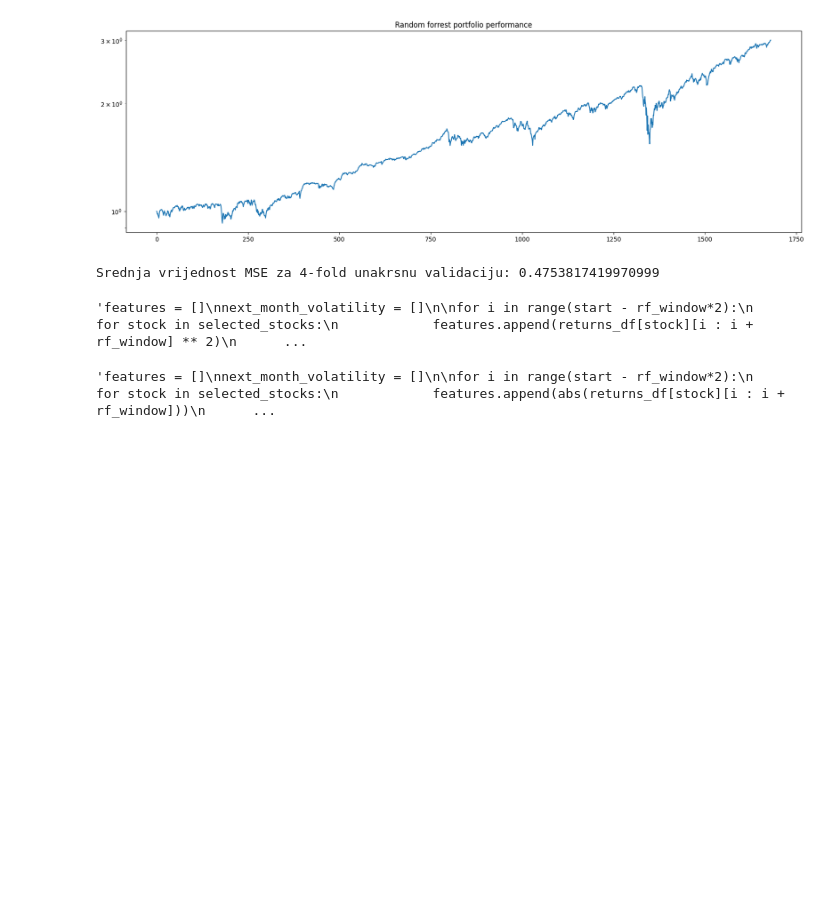
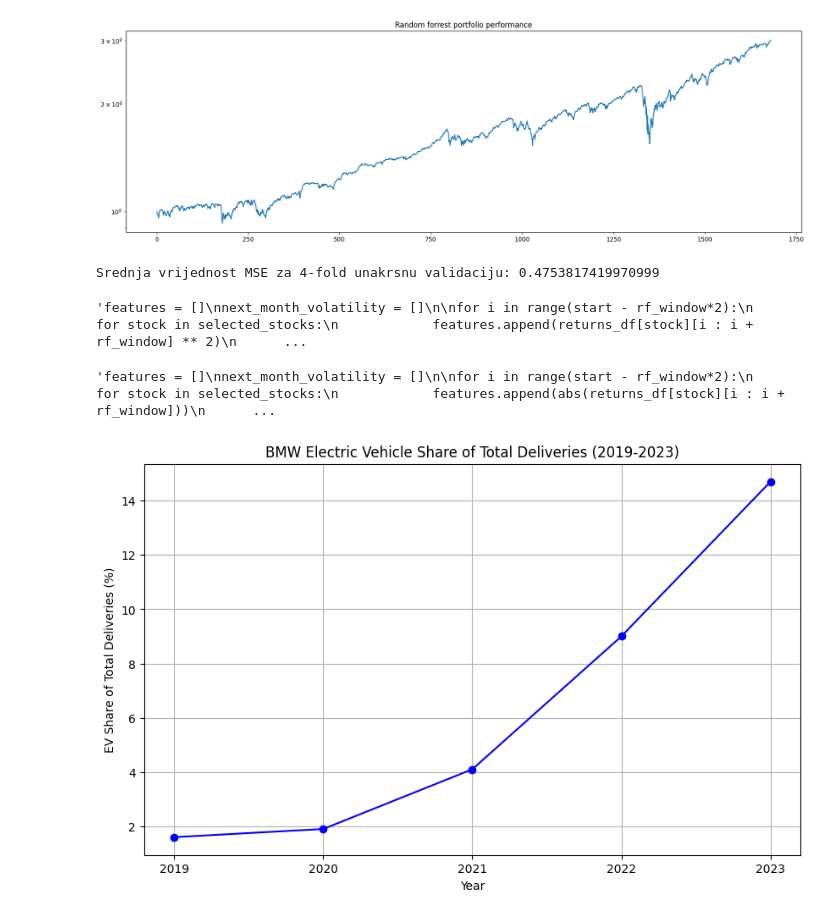
Before and after one commit to PapakMate/SVFT, a Jupyter notebook: VolatilityEstimators.ipynb, the cells around one changed output. Cells and saved outputs as stored; diff of their text form; code cells hidden in the pictures; blank space fills up the shorter version.

```diff
--- a/VolatilityEstimators.ipynb
+++ b/VolatilityEstimators.ipynb
@@ -1288,3 +1288,19 @@ random_forest_portfolio.append(rf_mse)
 portfolio_df.append(random_forest_portfolio)'''
 # %% [output]
 'features = []\nnext_month_volatility = []\n\nfor i in range(start - rf_window*2):\n        for stock in selected_stocks:\n            features.append(abs(returns_df[stock][i : i + rf_window]))\n      ...
+# %%
+years = [2019, 2020, 2021, 2022, 2023]
+electric_vehicle_share = [1.6, 1.9, 4.1, 9.0, 14.7]  # in percentages
+
+plt.figure(figsize=(10, 6))
+plt.plot(years, electric_vehicle_share, marker='o', linestyle='-', color='blue')
+plt.title('BMW Electric Vehicle Share of Total Deliveries (2019-2023)')
+plt.xlabel('Year')
+plt.ylabel('EV Share of Total Deliveries (%)')
+plt.grid(True)
+plt.xticks(years)
+
+# Save the plot and show
+plt.show()
+# %% [output]
+[figure, added]
```
Also changed, not shown: 3 other files.
